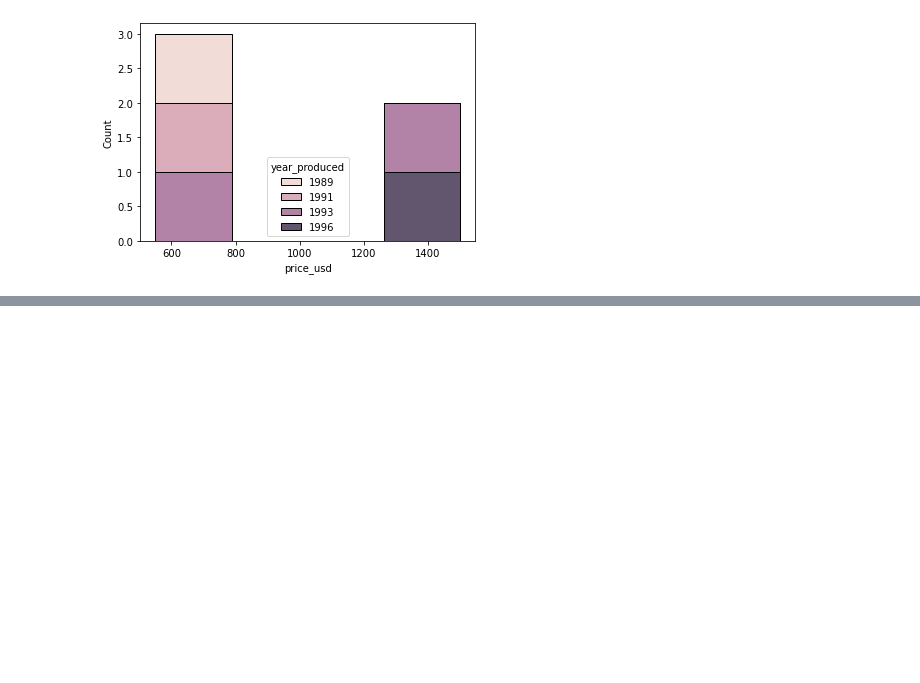
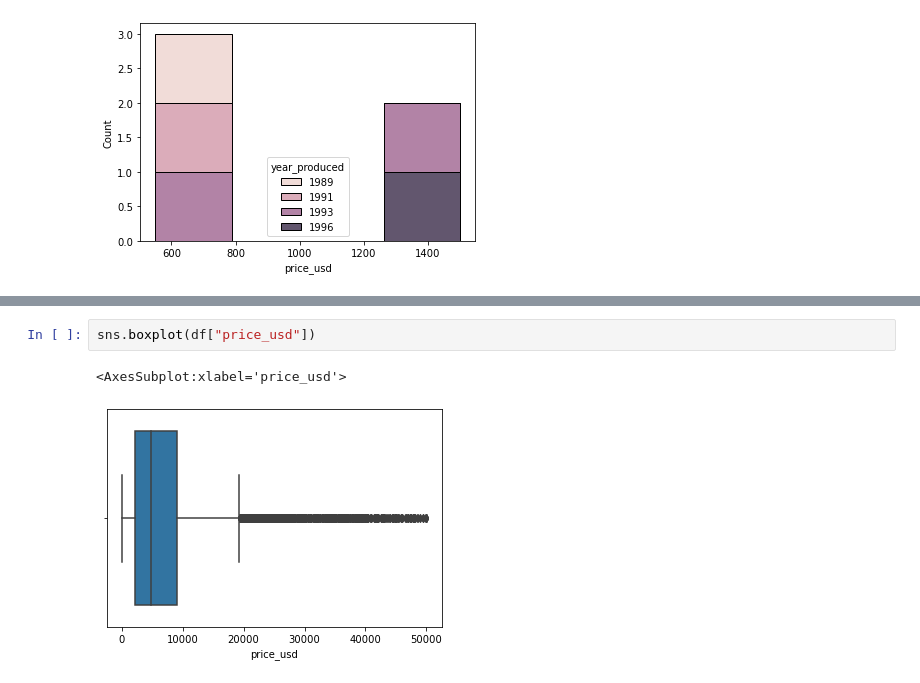
Before and after one commit to Odmorenoc/cursoPython, a Jupyter notebook: statistics1/tiposDatos.ipynb, the cells around one changed output, grey strips where cells are left out. Cells and saved outputs as stored; diff of their text form; blank space fills up the shorter version.

```diff
--- a/statistics1/tiposDatos.ipynb
+++ b/statistics1/tiposDatos.ipynb
@@ -210,0 +250,5 @@ alfa_164[columns]
+# %%
+sns.boxplot(df["price_usd"])
+# %% [output]
+<AxesSubplot:xlabel='price_usd'>
+[figure, added]
```
Also changed, not shown: parts of 10 cells of this notebook.
